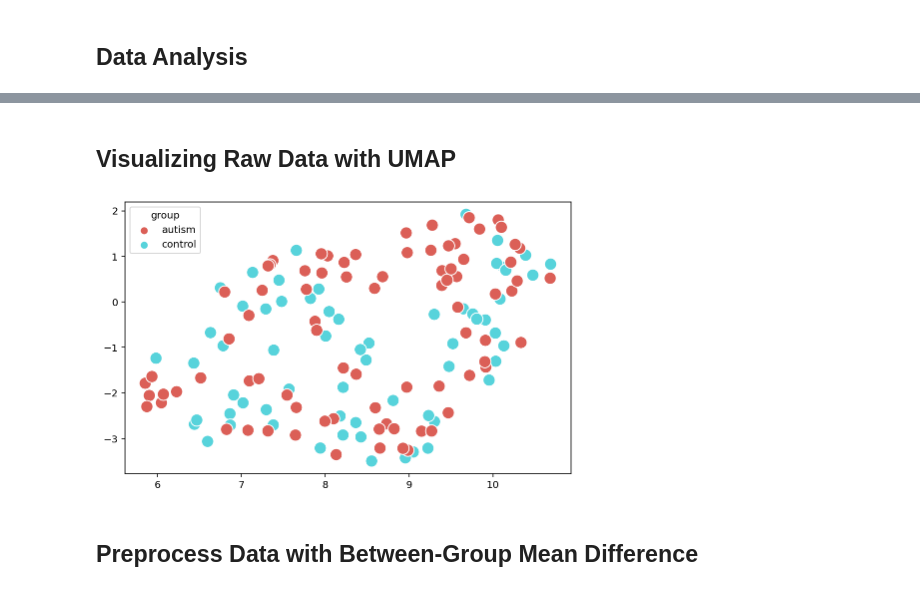
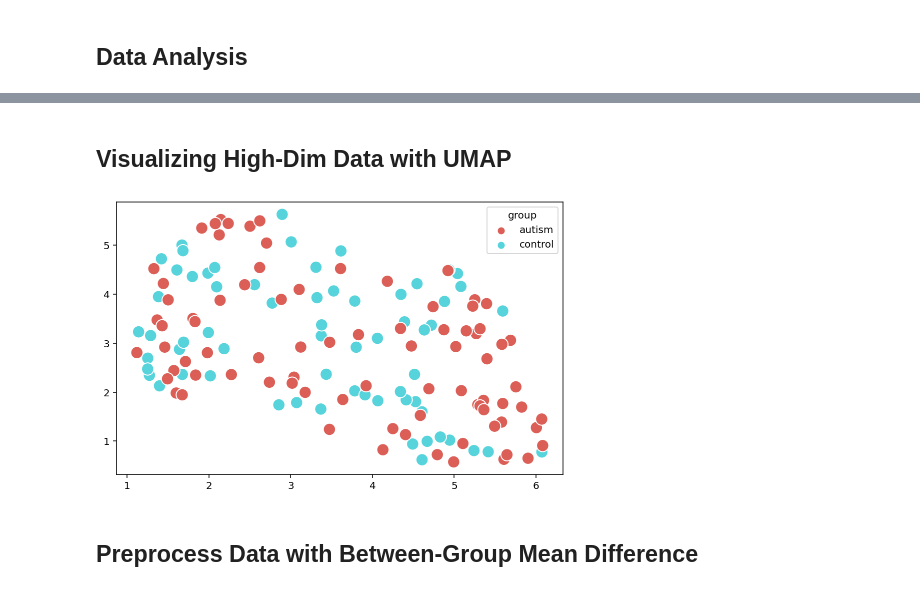
Before and after one commit to Yukodeng/118B-Final-Project, a Jupyter notebook: Cogs118B Final Project.ipynb, the cells around one changed output, grey strips where cells are left out. Drawn from its saved outputs; the diff is of its cells as text; code cells hidden in the pictures.

```diff
--- a/Cogs118B Final Project.ipynb
+++ b/Cogs118B Final Project.ipynb
@@ -73,8 +58,8 @@ gene.head()
 # %% [markdown]
-## Visualizing Raw Data with UMAP
+## Visualizing High-Dim Data with UMAP
 # %%
-def draw_umap(data):
-    embedding = umap.UMAP().fit_transform(data)
+def draw_umap(data, RS = 49457134):
+    embedding = umap.UMAP(random_state=RS).fit_transform(data)
 
     plt.figure(figsize=(8,5))
     sns.scatterplot(x=embedding[:,0], y=embedding[:,1],
@@ -82,10 +67,10 @@ def draw_umap(data):
                 hue_order=['autism','control'],
                 palette='hls', s=150)
 # %%
-raw_data = gene.iloc[:,1:].values
+raw_data = gene.iloc[:,1:]
 draw_umap(raw_data)
 # %% [output]
-[figure, old version]
+[figure, new version]
 # %% [markdown]
 ## Preprocess Data with Between-Group Mean Difference
 # %%
```
Also changed, not shown: parts of 37 cells of this notebook, 1 other file.
